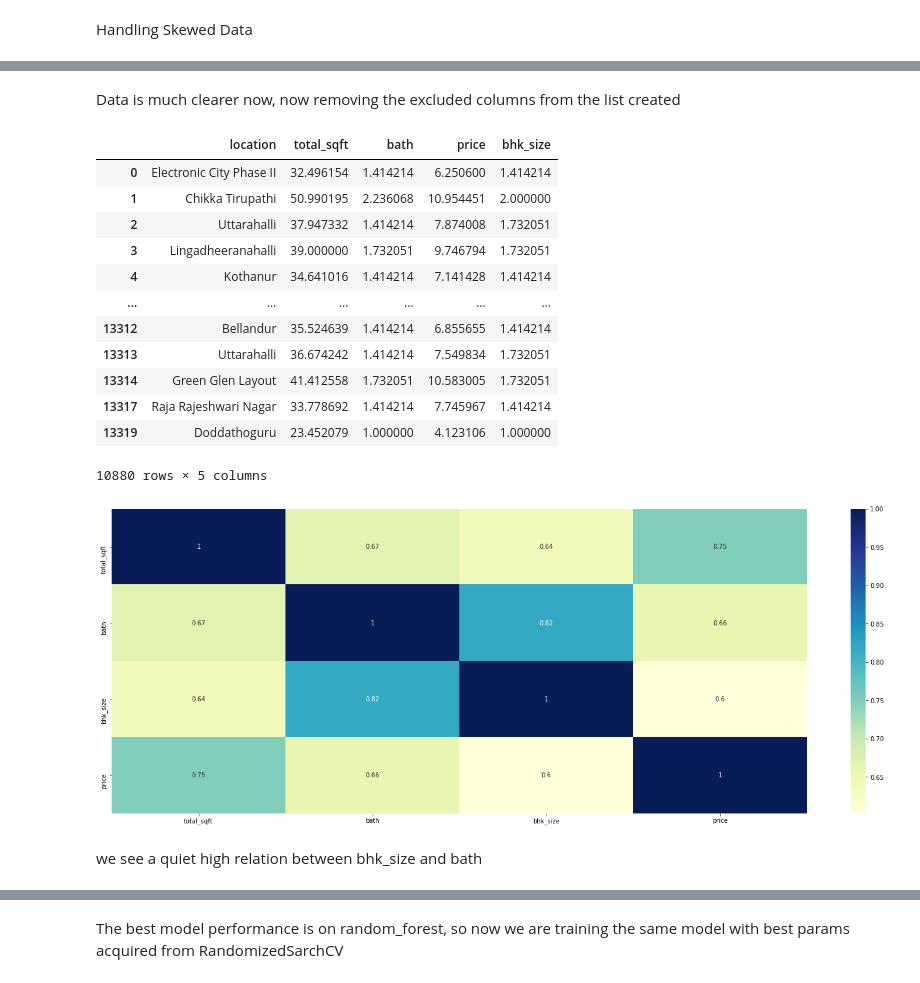
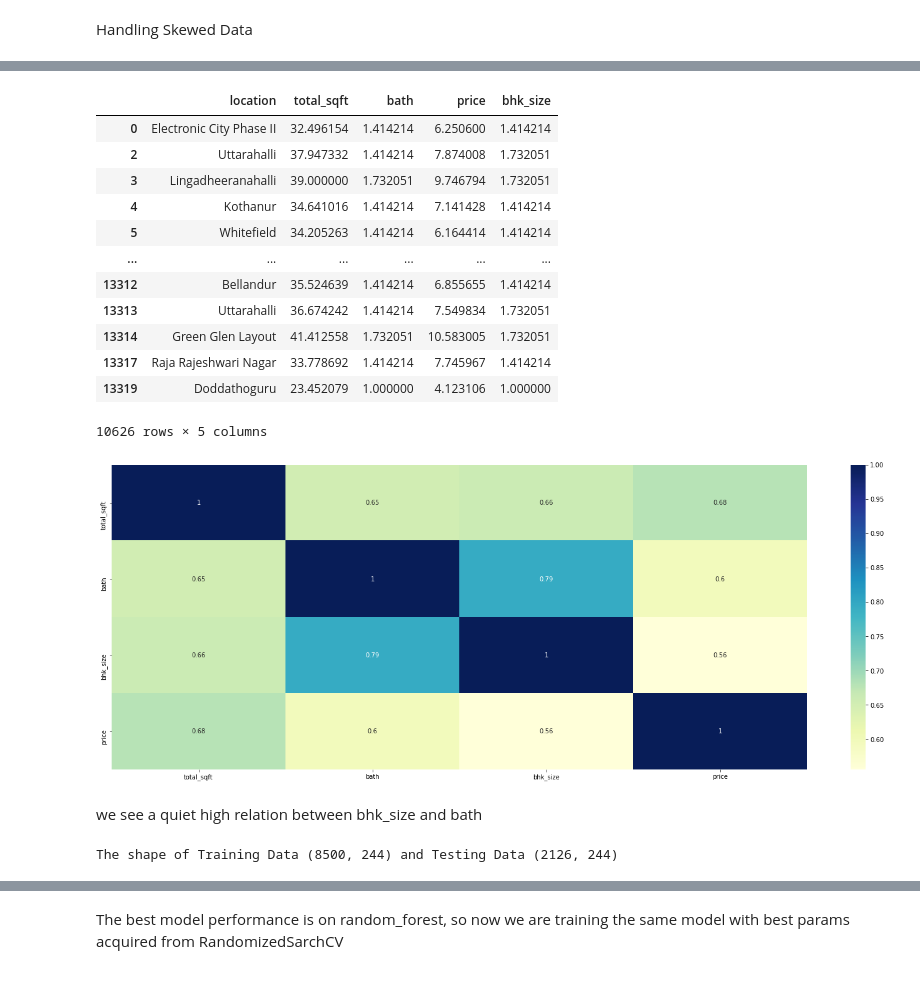
Before and after one commit to awesomedeba10/Bengaluru-House-Price-Prediction, a Jupyter notebook: notebook/bengaluru_house_price_predictions.ipynb, the cells around one changed output, grey strips where cells are left out. Cells and saved outputs as stored; diff of their text form; code cells hidden in the pictures.

```diff
--- a/notebook/bengaluru_house_price_predictions.ipynb
+++ b/notebook/bengaluru_house_price_predictions.ipynb
@@ -338,10 +454,12 @@ plt.tight_layout(h_pad=0.5, w_pad=0.8)
 # %%
 fig, axes = plt.subplots(nrows=2, ncols=3, figsize=(18, 10))
 axes = axes.flatten()
+df_log1p = filtered_df.copy()
 for col, ax in zip(df.select_dtypes(include=np.number).columns.tolist(), axes):
-    df[col] = np.sqrt(df[col])
-    sns.histplot(x=col, data=df, ax=ax, kde=True, element='poly')
-    ax.set_title(f'Skew : {df[col].skew()}')
+    df_log1p[col] = np.log1p(df_log1p[col])
+    sns.histplot(x=col, data=df_log1p, ax=ax, kde=True, element='poly')
+    ax.set_title(f'Skew : {df_log1p[col].skew()}')
 
+plt.suptitle('Log transformed')
 plt.tight_layout(h_pad=0.5, w_pad=0.8)
 # %% [output]
@@ -348,0 +467,11 @@ plt.tight_layout(h_pad=0.5, w_pad=0.8)
+# %%
+fig, axes = plt.subplots(nrows=2, ncols=3, figsize=(18, 10))
+axes = axes.flatten()
+df_sqrt = filtered_df.copy()
+for col, ax in zip(filtered_df.select_dtypes(include=np.number).columns.tolist(), axes):
+    df_sqrt[col] = np.sqrt(df_sqrt[col])
+    sns.histplot(x=col, data=df_sqrt, ax=ax, kde=True, element='poly')
+    ax.set_title(f'Skew : {df_sqrt[col].skew()}')
+
+plt.suptitle('Square Root transformed')
+plt.tight_layout(h_pad=0.5, w_pad=0.8)
@@ -383,37 +485,35 @@ plt.tight_layout(h_pad=0.5, w_pad=0.8)
-# %% [markdown]
-Data is much clearer now, now removing the excluded columns from the list created
 # %%
 # Removing price_per_sqft column, we can't consider it as a feature coz it contains
 # target variable and could be a reason to data leakage
 to_be_removed.append('price_per_sqft')
 
-df_filtered.drop(np.unique(to_be_removed), axis=1, inplace=True)
-df_filtered
+final_df = df_sqrt.drop(np.unique(to_be_removed), axis=1)
+final_df
 # %% [output]
 |  | location | total_sqft | bath | price | bhk_size |
 | 0 | Electronic City Phase II | 32.496154 | 1.414214 | 6.250600 | 1.414214 |
-| 1 | Chikka Tirupathi | 50.990195 | 2.236068 | 10.954451 | 2.000000 |
 | 2 | Uttarahalli | 37.947332 | 1.414214 | 7.874008 | 1.732051 |
 | 3 | Lingadheeranahalli | 39.000000 | 1.732051 | 9.746794 | 1.732051 |
 | 4 | Kothanur | 34.641016 | 1.414214 | 7.141428 | 1.414214 |
+| 5 | Whitefield | 34.205263 | 1.414214 | 6.164414 | 1.414214 |
 | ... | ... | ... | ... | ... | ... |
 | 13312 | Bellandur | 35.524639 | 1.414214 | 6.855655 | 1.414214 |
 | 13313 | Uttarahalli | 36.674242 | 1.414214 | 7.549834 | 1.732051 |
 | 13314 | Green Glen Layout | 41.412558 | 1.732051 | 10.583005 | 1.732051 |
 | 13317 | Raja Rajeshwari Nagar | 33.778692 | 1.414214 | 7.745967 | 1.414214 |
 | 13319 | Doddathoguru | 23.452079 | 1.000000 | 4.123106 | 1.000000 |
-10880 rows × 5 columns
+10626 rows × 5 columns
 # %%
 # just to make price the last column, so heatmap looks better lol :D
-df_price = df_filtered['price']
-df_filtered.drop('price', axis=1, inplace=True)
-df_filtered['price'] = df_price
+df_price = final_df['price']
+final_df.drop('price', axis=1, inplace=True)
+final_df['price'] = df_price
 # %%
-plt.figure(figsize=(25,9))
-sns.heatmap(df_filtered.corr(), cmap="YlGnBu", annot=True)
+plt.figure(figsize=(25, 9))
+sns.heatmap(final_df.corr(), cmap="YlGnBu", annot=True)
 plt.show()
 # %% [output]
-[figure, old version]
+[figure, new version]
 # %% [markdown]
 we see a quiet high relation between bhk_size and bath
 # %%
@@ -425,4 +526,8 @@ y = df_filtered_ver2['price']
 # %%
 from sklearn.model_selection import train_test_split
-X_train,X_test,y_train,y_test=train_test_split(X,y,test_size=0.2)
+X_train, X_test, y_train, y_test = train_test_split(X, y, test_size=0.2, random_state=10)
+
+print(f"The shape of Training Data {X_train.shape} and Testing Data {X_test.shape}")
+# %% [output]
+The shape of Training Data (8500, 244) and Testing Data (2126, 244)
 # %%
```
Also changed, not shown: parts of 67 cells of this notebook, 10 other files.
